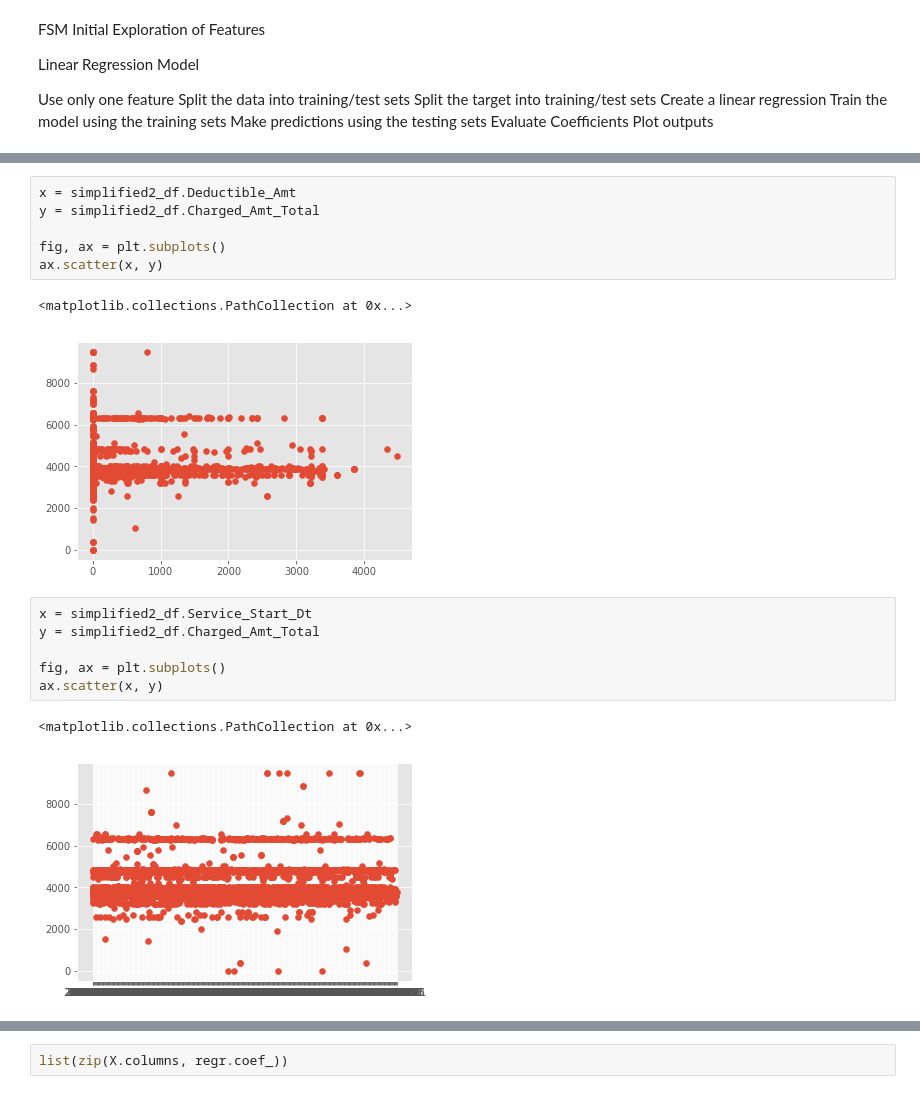
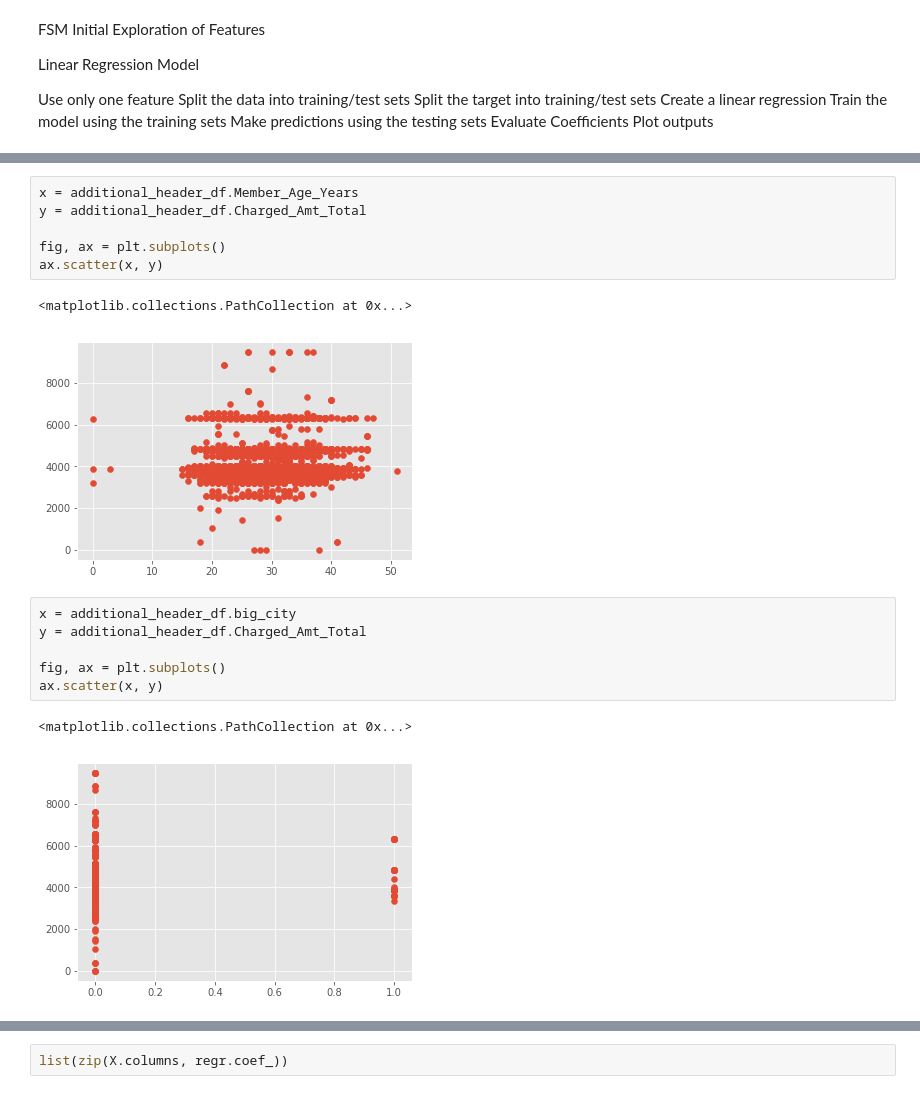
Before and after one commit to jlhewitt/Healthcare-Claim-Analysis, a Jupyter notebook: Save_For_Later/Second_Draft.ipynb, the cells around one changed output, grey strips where cells are left out. Saved outputs shown, nothing was run; the diff lists cells and outputs as text.

Commit message:
early graphing and modeling

```diff
--- a/Save_For_Later/Second_Draft.ipynb
+++ b/Save_For_Later/Second_Draft.ipynb
@@ -616,20 +618,20 @@ ax.scatter(x, y)
 <matplotlib.collections.PathCollection at 0x...>
 [figure]
 # %%
-x = simplified2_df.Deductible_Amt
-y = simplified2_df.Charged_Amt_Total
+x = additional_header_df.Member_Age_Years
+y = additional_header_df.Charged_Amt_Total
 
 fig, ax = plt.subplots()
 ax.scatter(x, y)
 # %% [output]
 <matplotlib.collections.PathCollection at 0x...>
-[figure, old version]
+[figure, new version]
 # %%
-x = simplified2_df.Service_Start_Dt
-y = simplified2_df.Charged_Amt_Total
+x = additional_header_df.big_city
+y = additional_header_df.Charged_Amt_Total
 
 fig, ax = plt.subplots()
 ax.scatter(x, y)
 # %% [output]
 <matplotlib.collections.PathCollection at 0x...>
-[figure, old version]
+[figure, new version]
```
Also changed, not shown: parts of 9 cells of this notebook.
